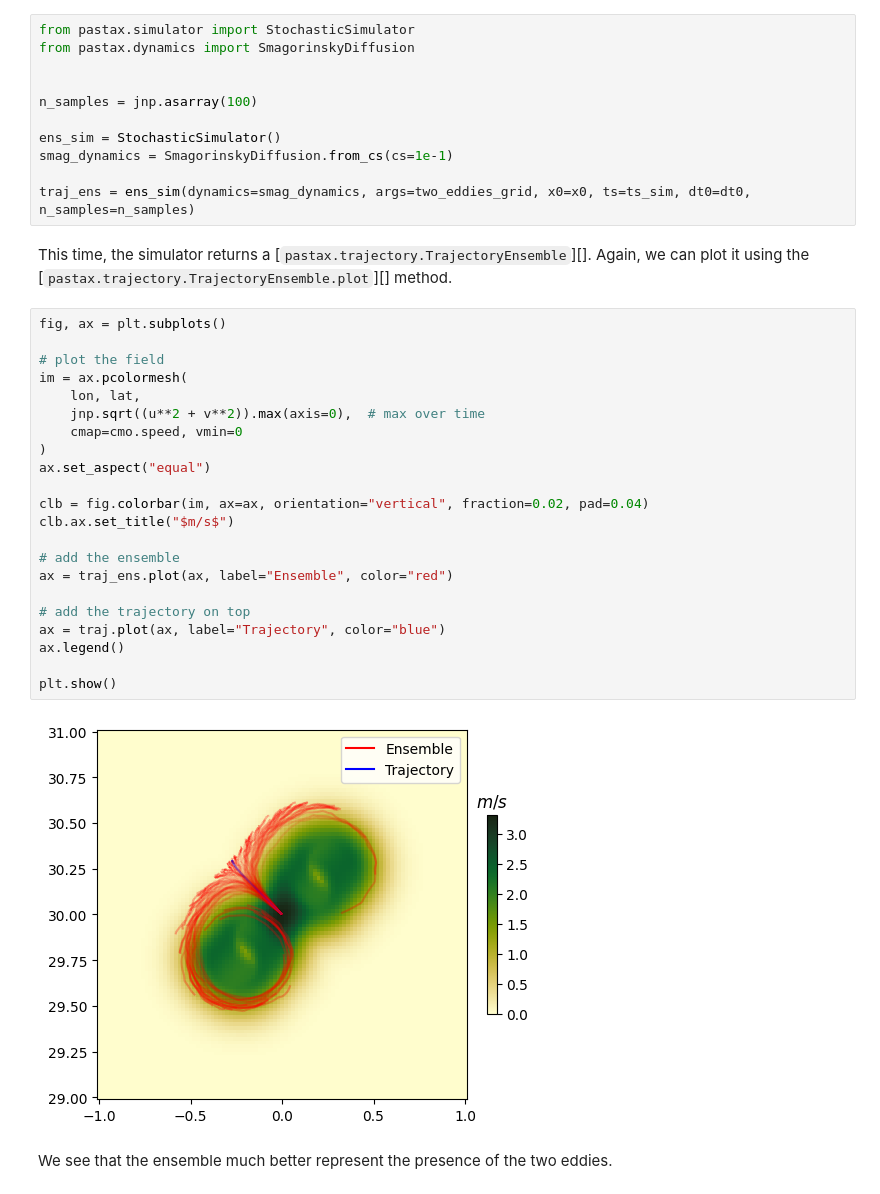
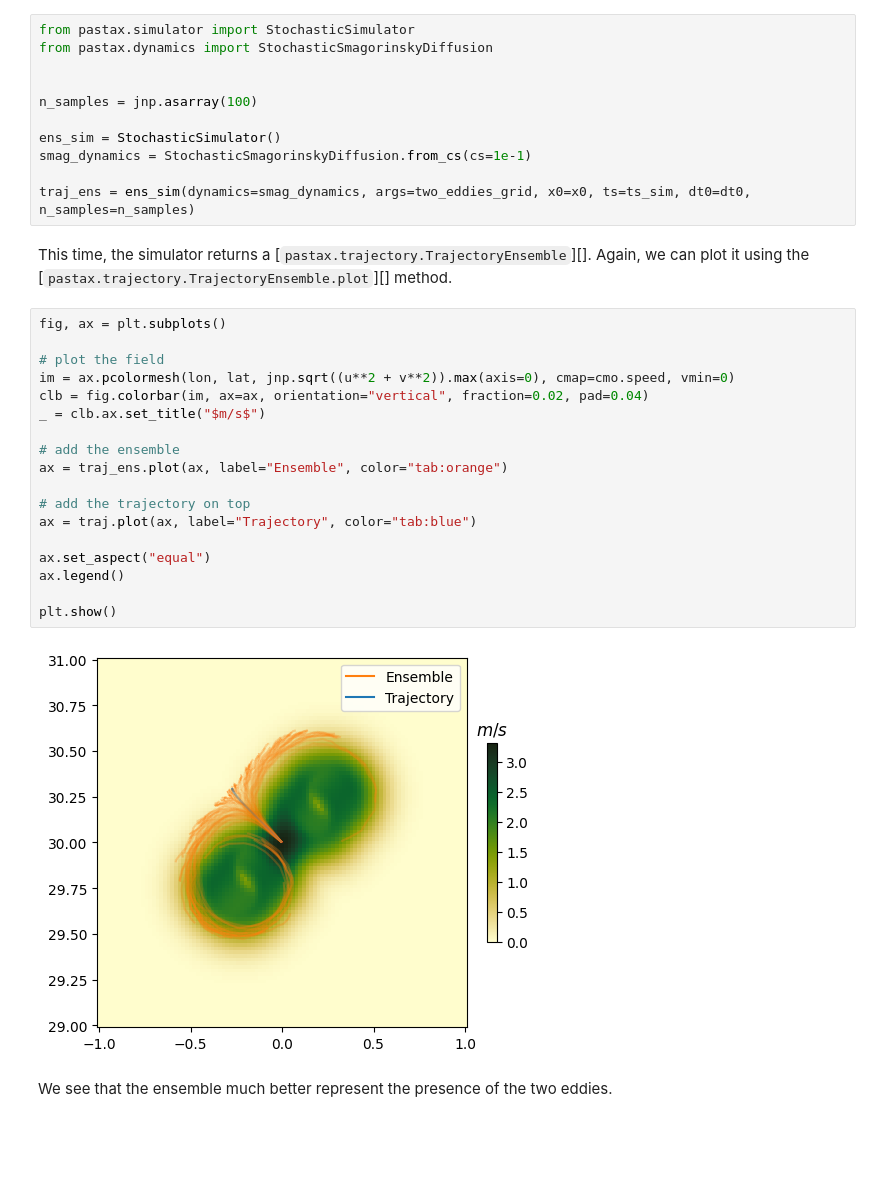
Before and after one commit to vadmbertr/pastax, a Jupyter notebook: docs/getting_started.ipynb, the cells around one changed output. Drawn from its saved outputs; the diff is of its cells as text; blank space fills up the shorter version.

```diff
--- a/docs/getting_started.ipynb
+++ b/docs/getting_started.ipynb
@@ -221,13 +211,13 @@ Instead of a single trajectory, we will now simulate an ensemble of 100 trajecto
     where $C_s$ is the ***tunable*** Smagorinsky constant, $\Delta x \Delta y$ a spatial scaling factor, and the rest of the expression represents the horizontal diffusion.
 # %%
 from pastax.simulator import StochasticSimulator
-from pastax.dynamics import SmagorinskyDiffusion
+from pastax.dynamics import StochasticSmagorinskyDiffusion
 
 
 n_samples = jnp.asarray(100)
 
 ens_sim = StochasticSimulator()
-smag_dynamics = SmagorinskyDiffusion.from_cs(cs=1e-1)
+smag_dynamics = StochasticSmagorinskyDiffusion.from_cs(cs=1e-1)
 
 traj_ens = ens_sim(dynamics=smag_dynamics, args=two_eddies_grid, x0=x0, ts=ts_sim, dt0=dt0, n_samples=n_samples)
 # %% [markdown]
@@ -236,27 +226,23 @@ Again, we can plot it using the [`pastax.trajectory.TrajectoryEnsemble.plot`][]
 # %%
 fig, ax = plt.subplots()
 
 # plot the field
-im = ax.pcolormesh(
-    lon, lat,
-    jnp.sqrt((u**2 + v**2)).max(axis=0),  # max over time
-    cmap=cmo.speed, vmin=0
-)
-ax.set_aspect("equal")
-
+im = ax.pcolormesh(lon, lat, jnp.sqrt((u**2 + v**2)).max(axis=0), cmap=cmo.speed, vmin=0)
 clb = fig.colorbar(im, ax=ax, orientation="vertical", fraction=0.02, pad=0.04)
-clb.ax.set_title("$m/s$")
+_ = clb.ax.set_title("$m/s$")
 
 # add the ensemble
-ax = traj_ens.plot(ax, label="Ensemble", color="red")
+ax = traj_ens.plot(ax, label="Ensemble", color="tab:orange")
 
 # add the trajectory on top
-ax = traj.plot(ax, label="Trajectory", color="blue")
+ax = traj.plot(ax, label="Trajectory", color="tab:blue")
+
+ax.set_aspect("equal")
 ax.legend()
 
 plt.show()
 # %% [output]
-[figure, old version]
+[figure, new version]
 # %% [markdown]
 We see that the ensemble much better represent the presence of the two eddies.
 # %% [markdown]
```
Also changed, not shown: parts of 29 cells of this notebook, 5 other files.
